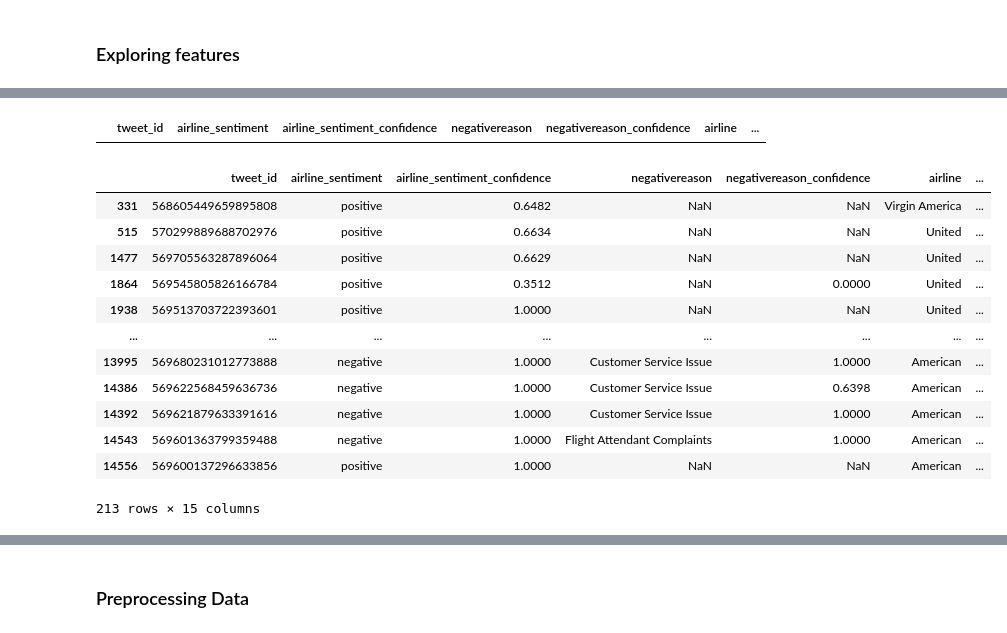
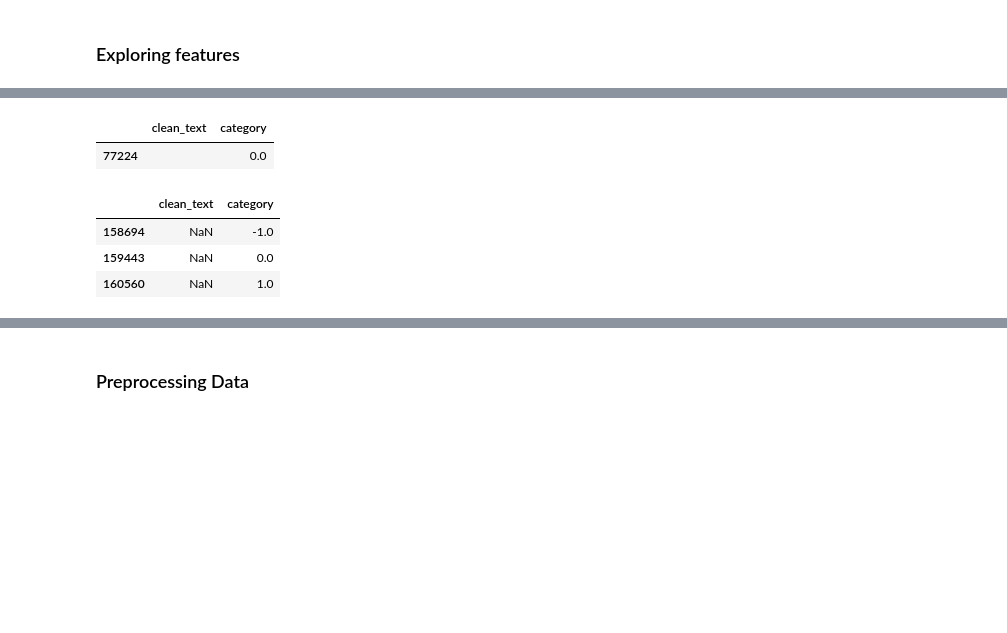
Before and after one commit to alimoezzi/deepLearningRecipes, a Jupyter notebook: pytorch_twitter_sentiment_analysis.ipynb, the cells around one changed output, grey strips where cells are left out. Drawn from its saved outputs; the diff is of its cells as text; code cells hidden in the pictures; blank space fills up the shorter version.

```diff
--- a/pytorch_twitter_sentiment_analysis.ipynb
+++ b/pytorch_twitter_sentiment_analysis.ipynb
@@ -62,8 +62,8 @@ You can now load the model via spacy.load('en_core_web_sm')
 # %% [markdown]
 ## Loading the data
 # %%
-!curl https://raw.githubusercontent.com/dipikabaad/Sentiment_Classification_with_RNN/master/Tweets.csv --create-dirs -o .pytorch/tweets/tweets.csv
-!mkdir checkpoint
-df = pd.read_csv('.pytorch/tweets/tweets.csv')
+# !curl https://raw.githubusercontent.com/dipikabaad/Sentiment_Classification_with_RNN/master/Tweets.csv --create-dirs -o .pytorch/tweets/tweets.csv
+# !mkdir checkpoint
+df = pd.read_csv('.pytorch/tweets/Twitter_Data.csv')
 df.head()
 # %% [output]
@@ -141,22 +116,14 @@ user_timezone                    4820
 dtype: int64
 # %%
-df[df['text'].str.len() < 2]
+df[df['clean_text'].str.len() < 2]
 # %% [output]
-|  | tweet_id | airline_sentiment | airline_sentiment_confidence | negativereason | negativereason_confidence | airline | ... |
+|  | clean_text | category |
+| 77224 |  | 0.0 |
 # %%
-df[df.duplicated('text')]
+df[df.duplicated('clean_text')]
 # %% [output]
-|  | tweet_id | airline_sentiment | airline_sentiment_confidence | negativereason | negativereason_confidence | airline | ... |
-| 331 | 568605449659895808 | positive | 0.6482 | NaN | NaN | Virgin America | ... |
-| 515 | 570299889688702976 | positive | 0.6634 | NaN | NaN | United | ... |
-| 1477 | 569705563287896064 | positive | 0.6629 | NaN | NaN | United | ... |
-| 1864 | 569545805826166784 | positive | 0.3512 | NaN | 0.0000 | United | ... |
-| 1938 | 569513703722393601 | positive | 1.0000 | NaN | NaN | United | ... |
-| ... | ... | ... | ... | ... | ... | ... | ... |
-| 13995 | 569680231012773888 | negative | 1.0000 | Customer Service Issue | 1.0000 | American | ... |
-| 14386 | 569622568459636736 | negative | 1.0000 | Customer Service Issue | 0.6398 | American | ... |
-| 14392 | 569621879633391616 | negative | 1.0000 | Customer Service Issue | 1.0000 | American | ... |
-| 14543 | 569601363799359488 | negative | 1.0000 | Flight Attendant Complaints | 1.0000 | American | ... |
-| 14556 | 569600137296633856 | positive | 1.0000 | NaN | NaN | American | ... |
+|  | clean_text | category |
+| 158694 | NaN | -1.0 |
+| 159443 | NaN | 0.0 |
+| 160560 | NaN | 1.0 |
-213 rows × 15 columns
 # %%
```
Also changed, not shown: parts of 19 cells of this notebook, 3 other files.
